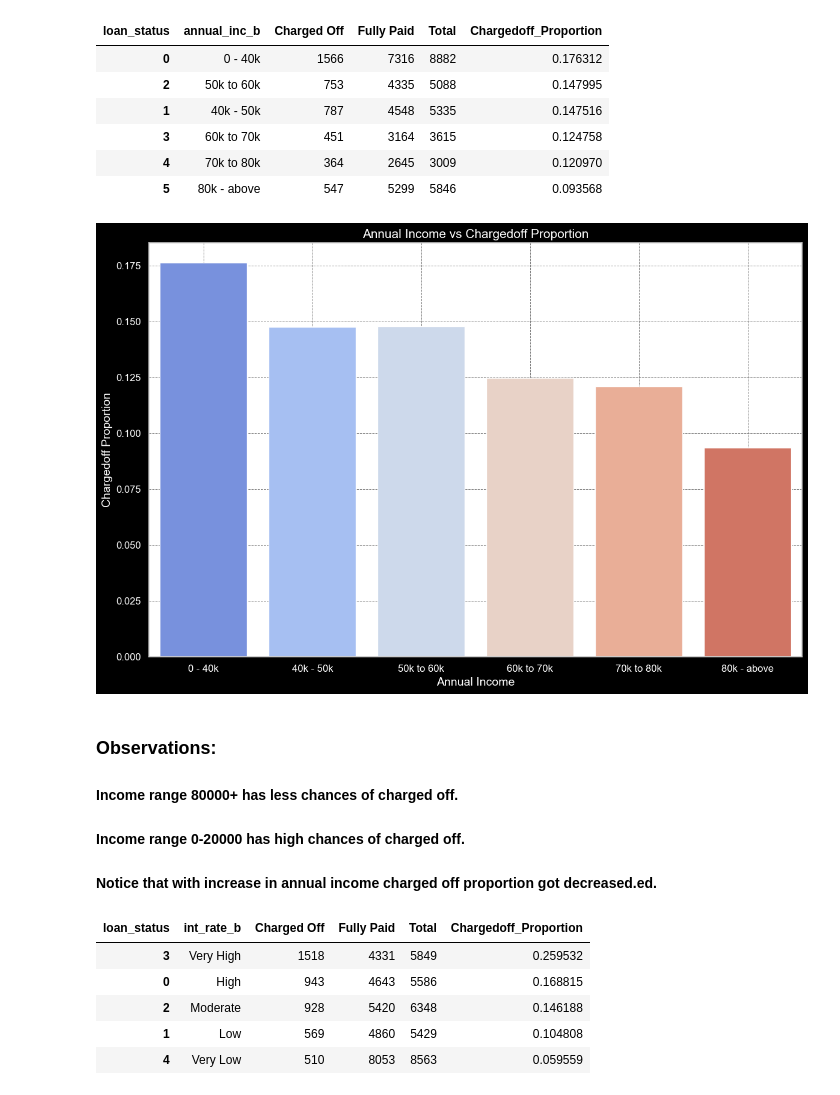
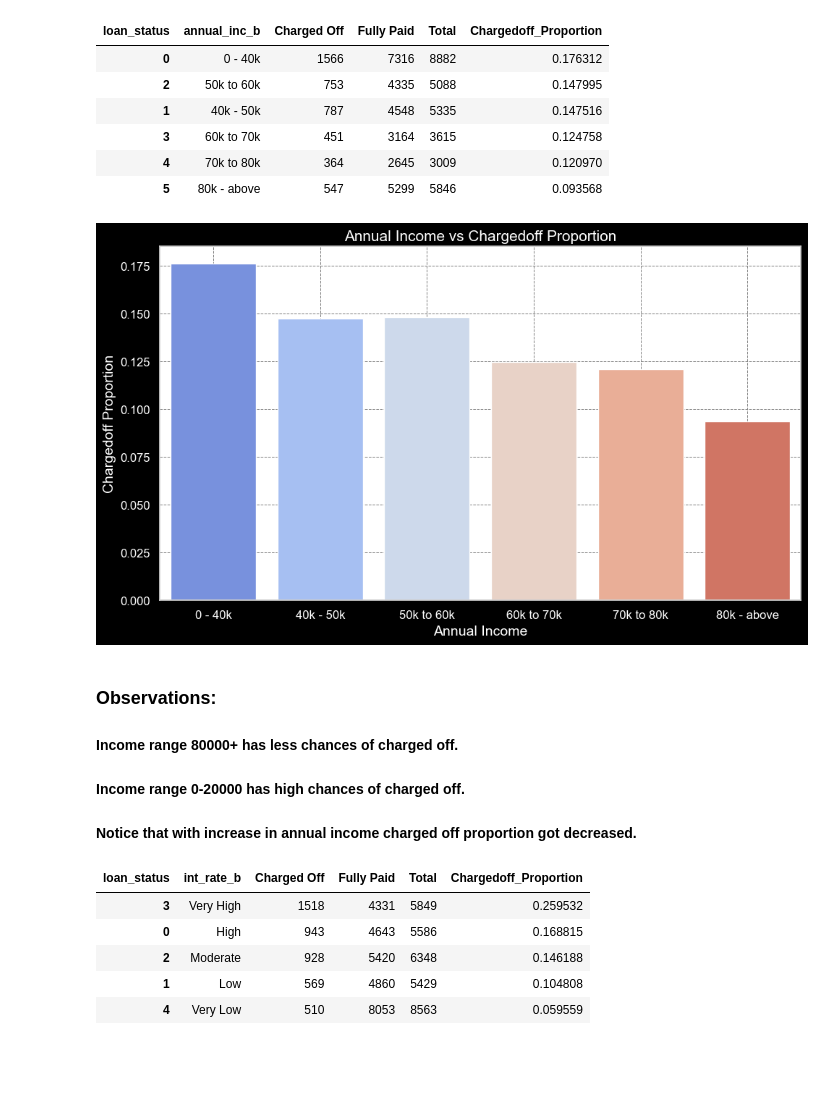
Before and after one commit to chandansharma10698/LendingClubCaseStudy, a Jupyter notebook: chandan_sharma_brk.ipynb, the cells around one changed output. Cells and saved outputs as stored; diff of their text form; code cells hidden in the pictures; blank space fills up the shorter version.

```diff
--- a/chandan_sharma_brk.ipynb
+++ b/chandan_sharma_brk.ipynb
@@ -989,35 +992,35 @@ inc_range_vs_loan.sort_values('Chargedoff_Proportion', ascending=False)
 # %%
 def plot_annual_income_vs_chargedoff(df):
     # Create a subplot with a specific figure size and face color
-    fig, ax1 = plot.subplots(figsize=(12, 8), facecolor='black')  # Dark background for contrast
+    fig, ax1 = plot.subplots(figsize=(10, 6), facecolor='black')  # Dark background for contrast
 
     # Create the bar plot
     sns.barplot(x='annual_inc_b', y='Chargedoff_Proportion', data=df, ax=ax1, palette='coolwarm')
 
     # Set the title and labels
     ax1.set_title('Annual Income vs Chargedoff Proportion', fontsize=15, color='white')
     ax1.set_xlabel('Annual Income', fontsize=14, color='white')
     ax1.set_ylabel('Chargedoff Proportion', fontsize=14, color='white')
 
     # Customize ticks
     ax1.tick_params(axis='both', labelsize=12, colors='white')
 
     # Add gridlines for better readability
     ax1.grid(True, which='both', linestyle='--', linewidth=0.7, color='grey')
 
     # Adjust layout to prevent clipping of labels
     plot.tight_layout()
     plot.show()
 
 # Usage
 plot_annual_income_vs_chargedoff(inc_range_vs_loan)
 # %% [output]
-[figure, old version]
+[figure, new version]
 # %% [markdown]
 ### Observations:
 #### Income range 80000+  has less chances of charged off.
 #### Income range 0-20000 has high chances of charged off.
-#### Notice that with increase in annual income charged off proportion got decreased.ed.
+#### Notice that with increase in annual income charged off proportion got decreased.
 # %%
 #Bivariate Analysis on Intrest rate  against Chargedoff_Proportion -
 
```
Also changed, not shown: parts of 10 cells of this notebook.
